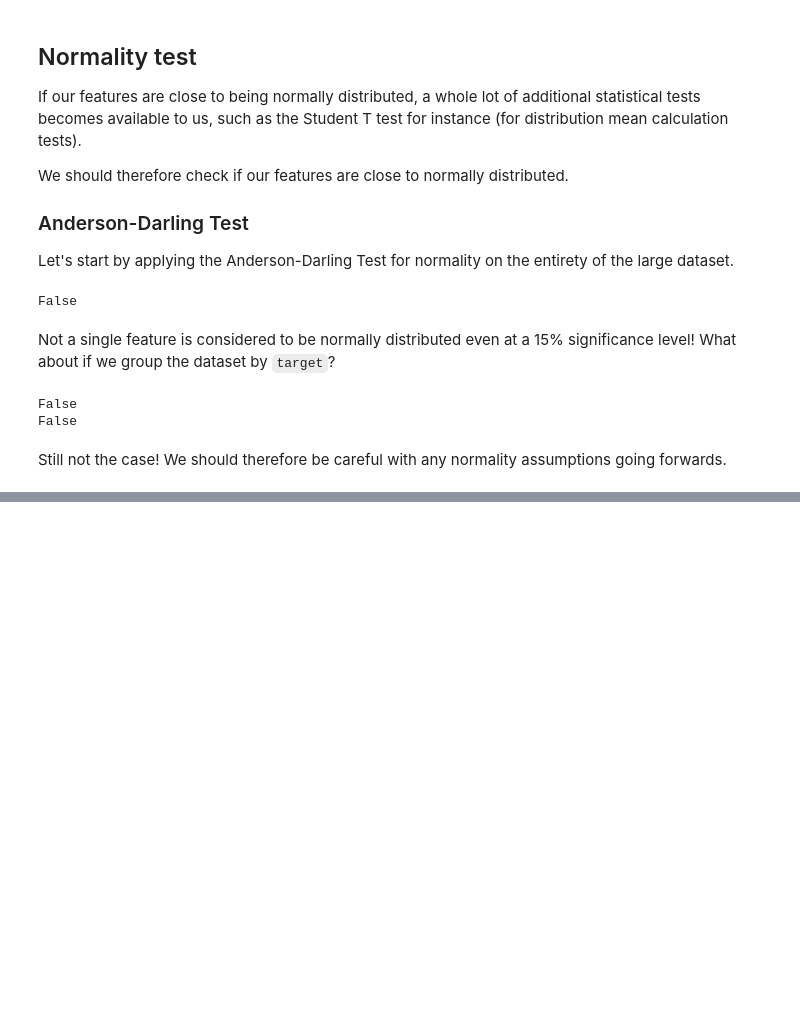
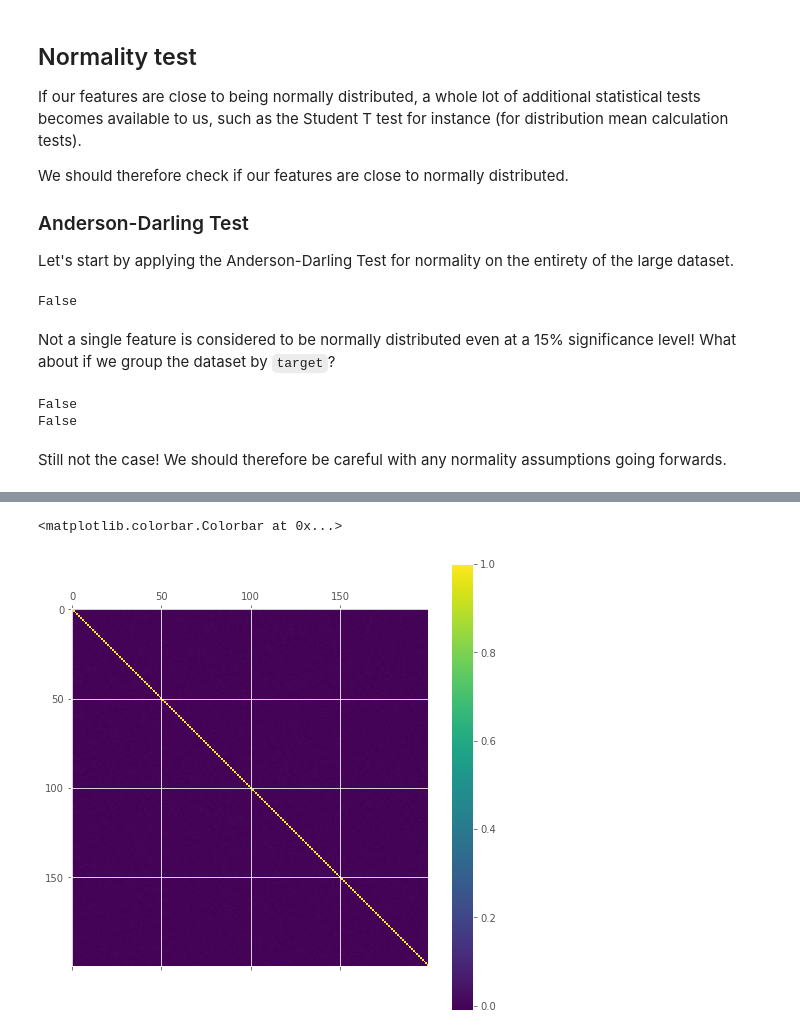
Before and after one commit to JakobGM/machine-learning-course, a Jupyter notebook: project/jakobgm.ipynb, the cells around one changed output, grey strips where cells are left out. Cells and saved outputs as stored; diff of their text form; code cells hidden in the pictures; blank space fills up the shorter version.

```diff
--- a/project/jakobgm.ipynb
+++ b/project/jakobgm.ipynb
@@ -338,0 +377,8 @@ Length: 200, dtype: float64
+# %%
+correlation = train_large[features].corr()
+# %%
+image = plt.matshow(correlation)
+plt.colorbar(image);
+# %% [output]
+<matplotlib.colorbar.Colorbar at 0x...>
+[figure, added]
```
Also changed, not shown: parts of 42 cells of this notebook.
